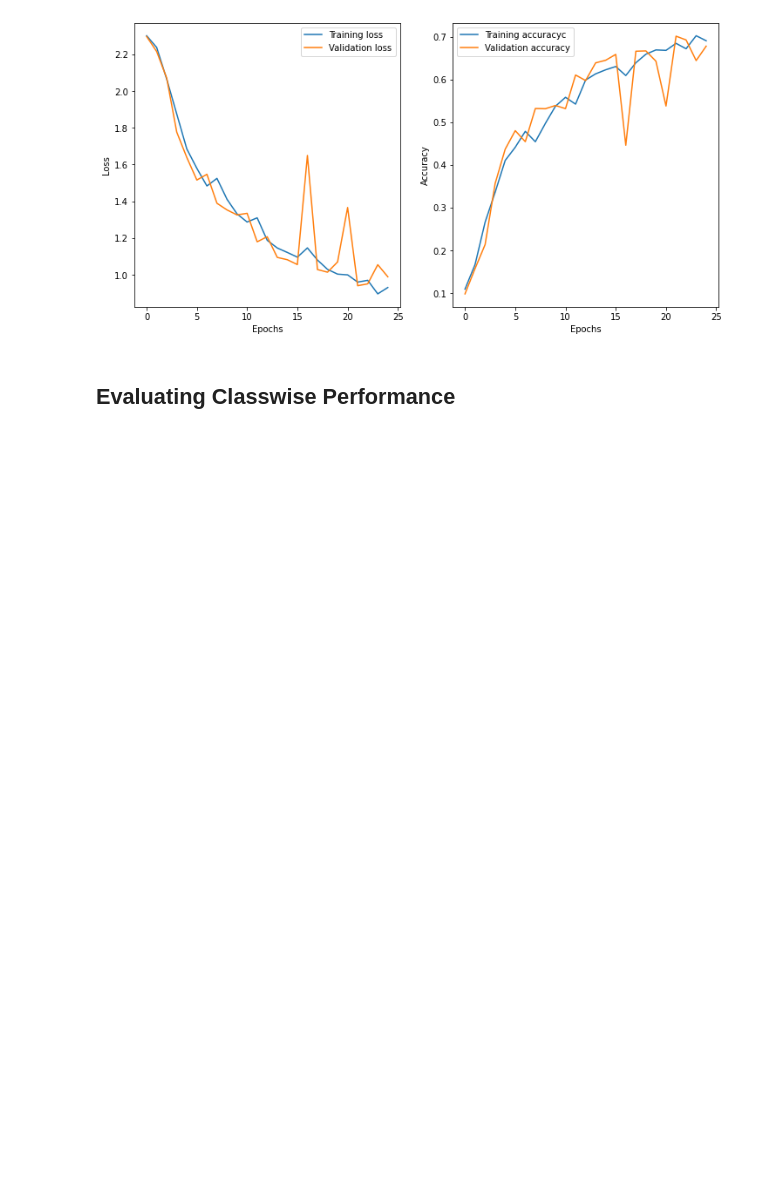
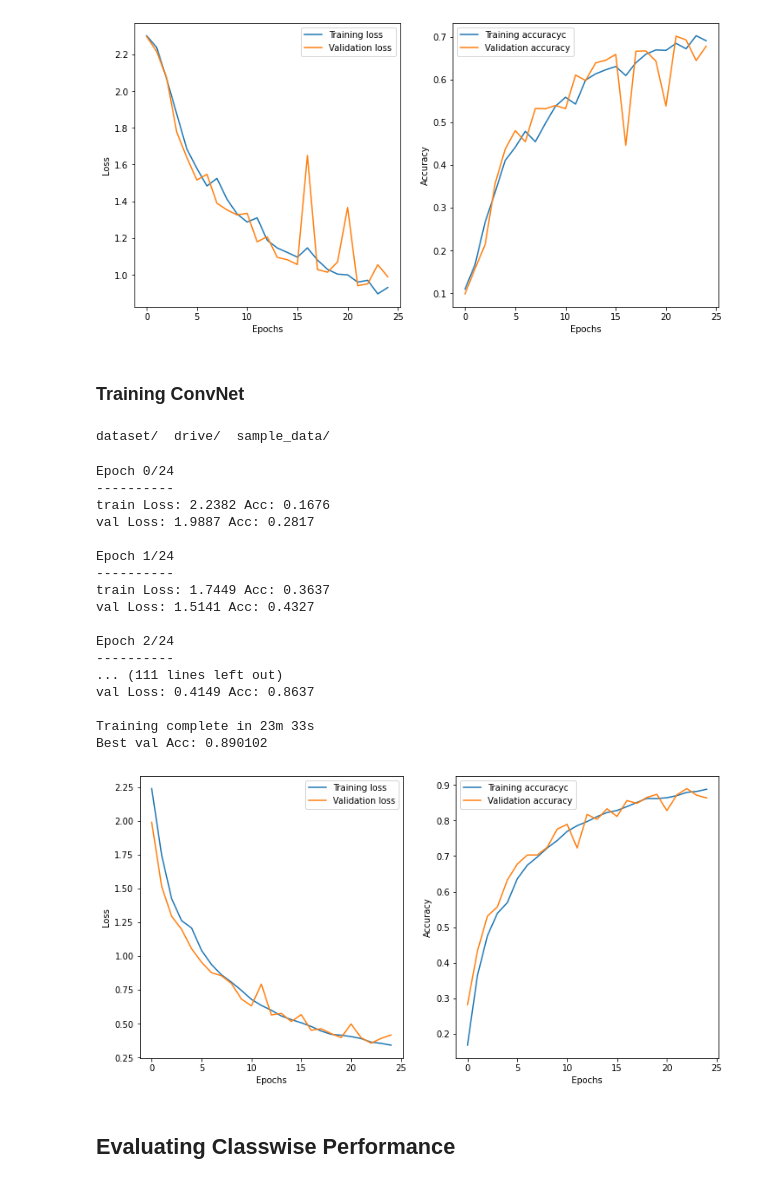
Before and after one commit to SajidHShanta/Bengali-handwritten-digit-recognition-with-PyTorch, a Jupyter notebook: Bengali_handwritten_digit_recognition_with_PyTorch.ipynb, the cells around one changed output. Cells and saved outputs as stored; diff of their text form; code cells hidden in the pictures; blank space fills up the shorter version.

Commit message:
ConvNet model

```diff
--- a/Bengali_handwritten_digit_recognition_with_PyTorch.ipynb
+++ b/Bengali_handwritten_digit_recognition_with_PyTorch.ipynb
@@ -243,0 +269,9 @@ dataset_sizes = {'train': len(train_idx), 'val': len(val_idx)}
+# %%
+'''
+INSTANTIATE MODEL CLASS
+'''
+
+model2 = ConvNet(num_classes=output_shape)
+
+# To enable GPU
+model2.to(device)
@@ -243,0 +288,11 @@ dataset_sizes = {'train': len(train_idx), 'val': len(val_idx)}
+# %%
+# INSTANTIATE OPTIMIZER CLASS
+optimizer2 = torch.optim.Adam(model2.parameters(), lr=learning_rate)
+criterion2 = nn.CrossEntropyLoss()
+# %%
+#@title Default title text
+num_batches = (len(train_idx) / batch_size)
+num_epochs = num_iters / num_batches
+num_epochs = int(num_epochs)
+
+print(f'Total Epochs: {num_epochs}')
@@ -244,3 +301,6 @@ dataset_sizes = {'train': len(train_idx), 'val': len(val_idx)}
+# %%
+dataloaders = {'train': train_loader, 'val': val_loader}
+dataset_sizes = {'train': len(train_idx), 'val': len(val_idx)}
 # %% [markdown]
 # Training
 # %%
@@ -360,3 +420,5 @@ val Loss: 0.9885 Acc: 0.6779
 Training complete in 24m 48s
 Best val Acc: 0.701269
 [figure]
+# %% [markdown]
+### Training ConvNet
@@ -363,3 +429,28 @@ Best val Acc: 0.701269
+# %%
+ls
+# %% [output]
+dataset/  drive/  sample_data/
+# %%
+model2 = train_model(model2, criterion2, optimizer2, num_epochs=25)
+# %% [output]
+Epoch 0/24
+----------
+train Loss: 2.2382 Acc: 0.1676
+val Loss: 1.9887 Acc: 0.2817
+
+Epoch 1/24
+----------
+train Loss: 1.7449 Acc: 0.3637
+val Loss: 1.5141 Acc: 0.4327
+
+Epoch 2/24
+----------
+... (111 lines left out)
+val Loss: 0.4149 Acc: 0.8637
+
+Training complete in 23m 33s
+Best val Acc: 0.890102
+[figure, added]
 # %% [markdown]
 ## Evaluating Classwise Performance
 # %%
```
Also changed, not shown: parts of 7 cells of this notebook.
